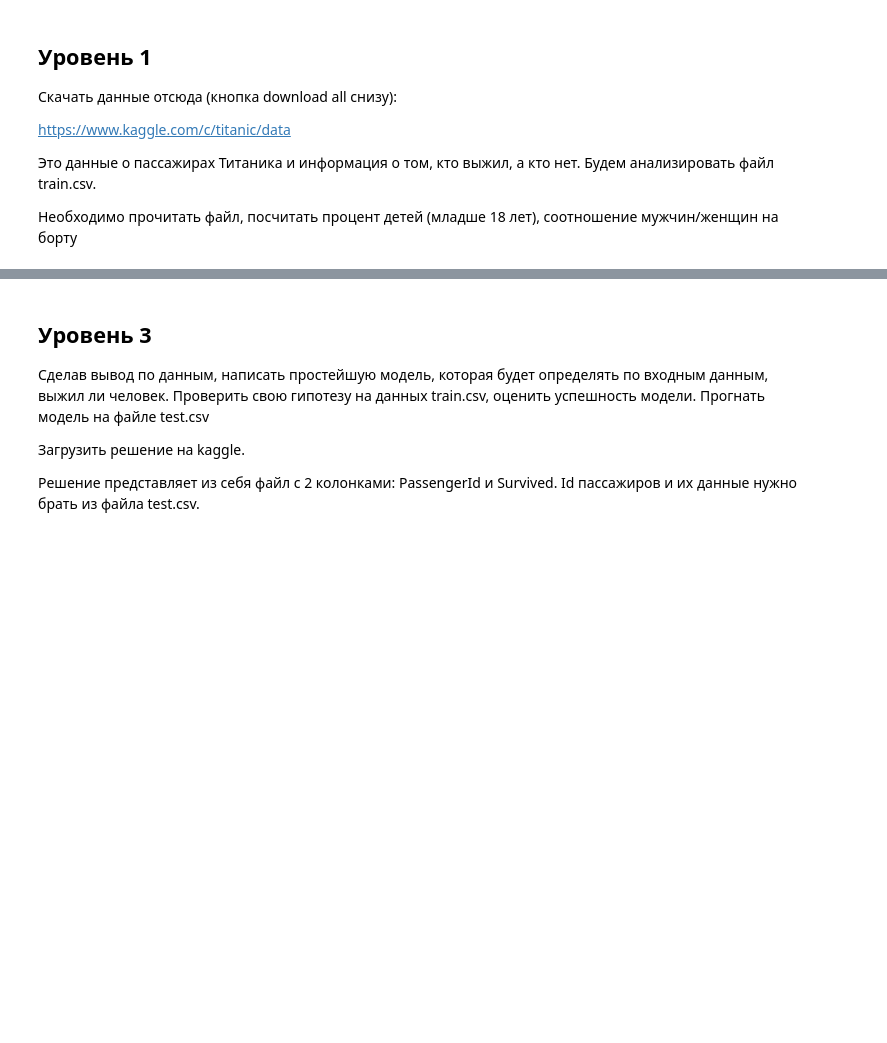
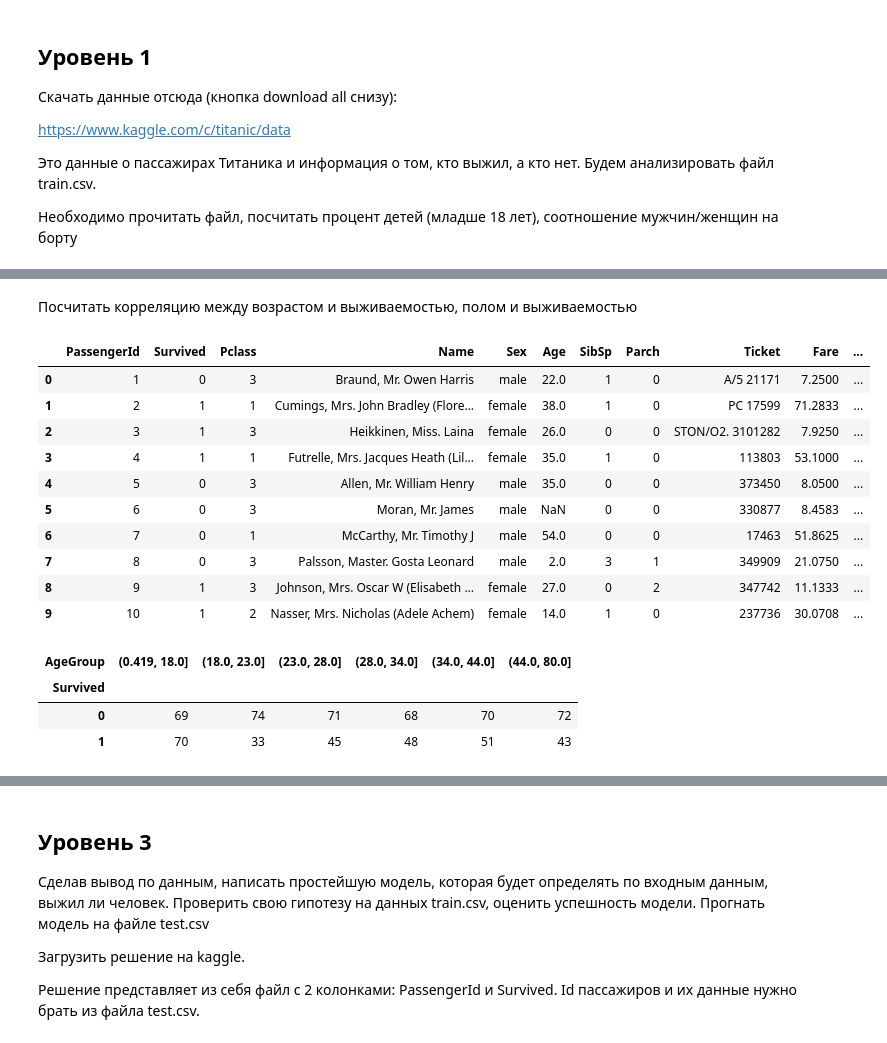
Before and after one commit to r1ryzhov/ds_course, a Jupyter notebook: homework_5.ipynb, the cells around one changed output, grey strips where cells are left out. Drawn from its saved outputs; the diff is of its cells as text; code cells hidden in the pictures; blank space fills up the shorter version.

```diff
--- a/homework_5.ipynb
+++ b/homework_5.ipynb
@@ -29,0 +149,31 @@ https://www.kaggle.com/c/titanic/data
+# %% [markdown]
+Посчитать корреляцию между возрастом и выживаемостью, полом и выживаемостью
+# %%
+df['AgeGroup'] = pd.qcut(df['Age'], q=6, duplicates='drop')
+df.head(10)
+# %% [output]
+|  | PassengerId | Survived | Pclass | Name | Sex | Age | SibSp | Parch | Ticket | Fare | ... |
+| 0 | 1 | 0 | 3 | Braund, Mr. Owen Harris | male | 22.0 | 1 | 0 | A/5 21171 | 7.2500 | ... |
+| 1 | 2 | 1 | 1 | Cumings, Mrs. John Bradley (Flore... | female | 38.0 | 1 | 0 | PC 17599 | 71.2833 | ... |
+| 2 | 3 | 1 | 3 | Heikkinen, Miss. Laina | female | 26.0 | 0 | 0 | STON/O2. 3101282 | 7.9250 | ... |
+| 3 | 4 | 1 | 1 | Futrelle, Mrs. Jacques Heath (Lil... | female | 35.0 | 1 | 0 | 113803 | 53.1000 | ... |
+| 4 | 5 | 0 | 3 | Allen, Mr. William Henry | male | 35.0 | 0 | 0 | 373450 | 8.0500 | ... |
+| 5 | 6 | 0 | 3 | Moran, Mr. James | male | NaN | 0 | 0 | 330877 | 8.4583 | ... |
+| 6 | 7 | 0 | 1 | McCarthy, Mr. Timothy J | male | 54.0 | 0 | 0 | 17463 | 51.8625 | ... |
+| 7 | 8 | 0 | 3 | Palsson, Master. Gosta Leonard | male | 2.0 | 3 | 1 | 349909 | 21.0750 | ... |
+| 8 | 9 | 1 | 3 | Johnson, Mrs. Oscar W (Elisabeth ... | female | 27.0 | 0 | 2 | 347742 | 11.1333 | ... |
+| 9 | 10 | 1 | 2 | Nasser, Mrs. Nicholas (Adele Achem) | female | 14.0 | 1 | 0 | 237736 | 30.0708 | ... |
+# %%
+c1 = pd.pivot_table(
+    data=df,
+    index='Survived',
+    columns='AgeGroup',
+    values='PassengerId',
+    aggfunc='count'
+)
+c1
+# %% [output]
+| AgeGroup | (0.419, 18.0] | (18.0, 23.0] | (23.0, 28.0] | (28.0, 34.0] | (34.0, 44.0] | (44.0, 80.0] |
+| Survived |  |  |  |  |  |  |
+| 0 | 69 | 74 | 71 | 68 | 70 | 72 |
+| 1 | 70 | 33 | 45 | 48 | 51 | 43 |
```
Also changed, not shown: parts of 25 cells of this notebook.
